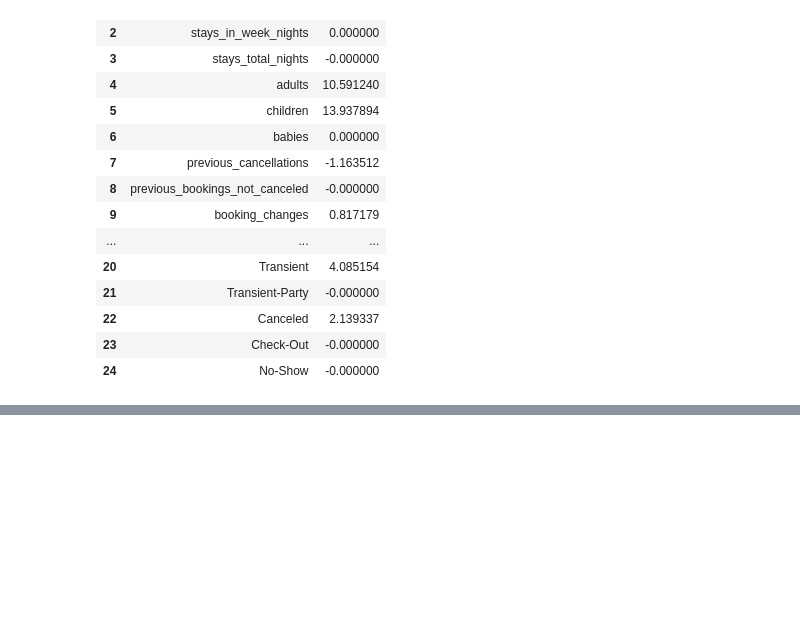
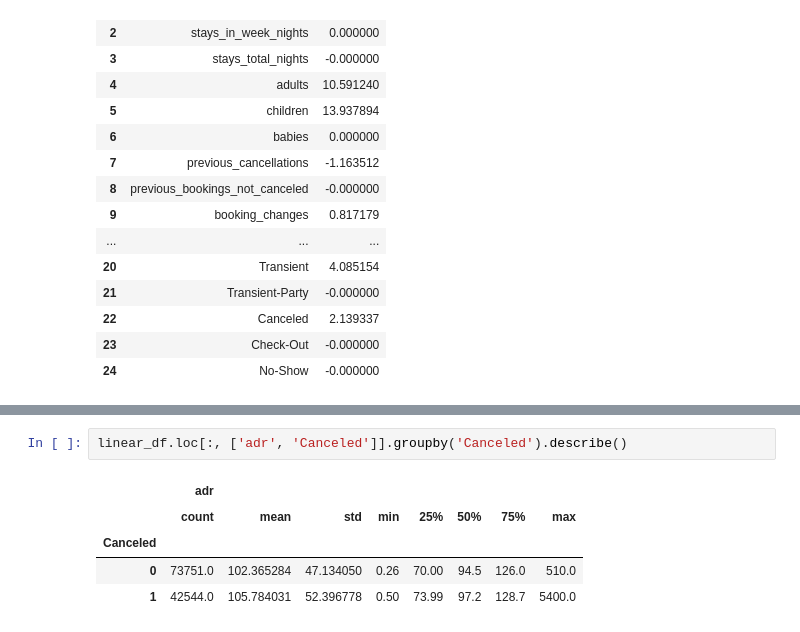
Before and after one commit to chaizhang/hotel_booking_cancellations, a Jupyter notebook: results/linear_regression.ipynb, the cells around one changed output, grey strips where cells are left out. Drawn from its saved outputs; the diff is of its cells as text; blank space fills up the shorter version.

```diff
--- a/results/linear_regression.ipynb
+++ b/results/linear_regression.ipynb
@@ -148,0 +164,8 @@ Variable Selection For Linear Regression Model:
+# %%
+linear_df.loc[:, ['adr', 'Canceled']].groupby('Canceled').describe()
+# %% [output]
+|  | adr |  |  |  |  |  |  |  |
+|  | count | mean | std | min | 25% | 50% | 75% | max |
+| Canceled |  |  |  |  |  |  |  |  |
+| 0 | 73751.0 | 102.365284 | 47.134050 | 0.26 | 70.00 | 94.5 | 126.0 | 510.0 |
+| 1 | 42544.0 | 105.784031 | 52.396778 | 0.50 | 73.99 | 97.2 | 128.7 | 5400.0 |
```
Also changed, not shown: parts of 15 cells of this notebook.
